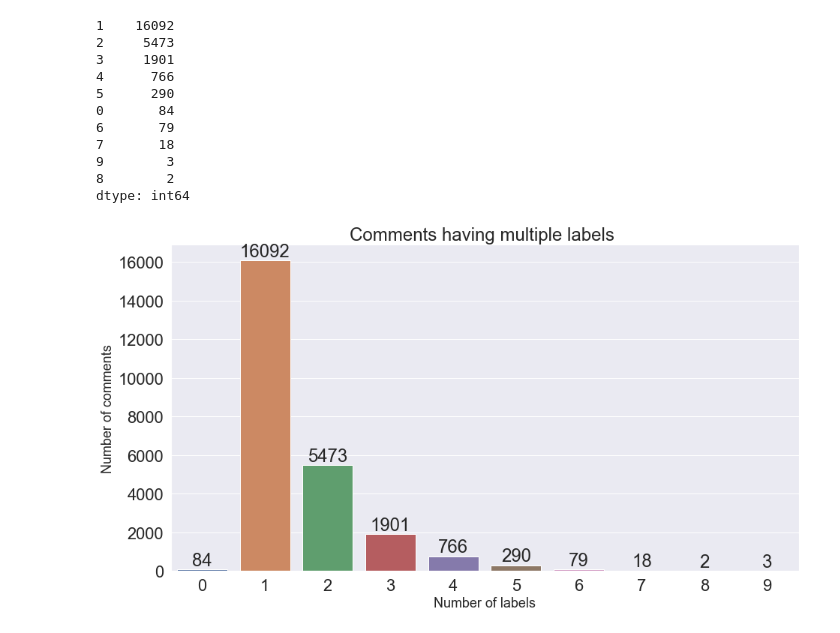
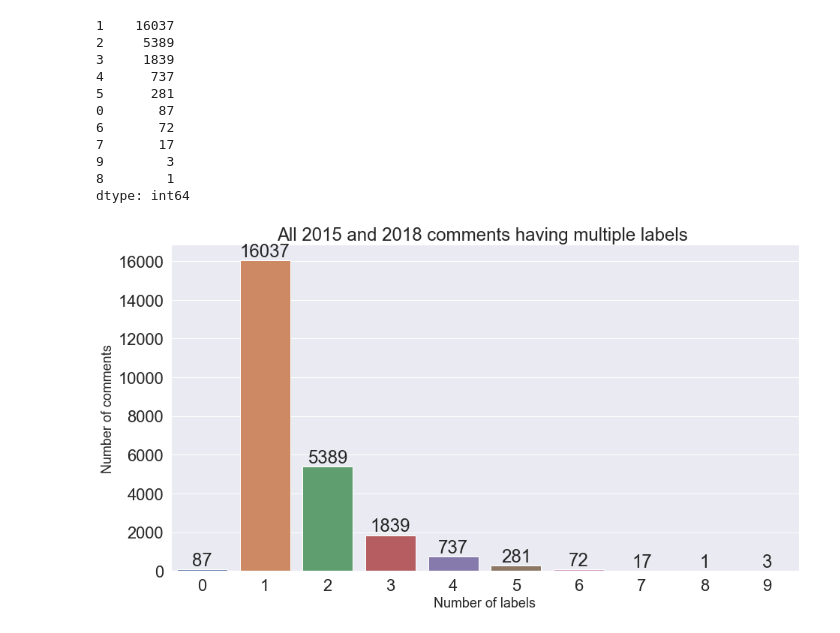
Before and after one commit to Jamienie/mds_capstone_bcstats, a Jupyter notebook: notebooks/01-fn-qual_exploratory_visualize.ipynb, the cells around one changed output. Saved outputs shown, nothing was run; the diff lists cells and outputs as text; code cells hidden in the pictures.

```diff
--- a/notebooks/01-fn-qual_exploratory_visualize.ipynb
+++ b/notebooks/01-fn-qual_exploratory_visualize.ipynb
@@ -15,8 +18,15 @@ import seaborn as sns
 import matplotlib.pyplot as plt
 import pandas as pd
 
-# read in the csv file
+# read in the csv file with 2015 and 2018 data
 qual_combined_train = pd.read_csv("data/interim/qual_combined_train.csv",
+    index_col=0)
+# read in the csv file with 2018 training data
+df_2018 = pd.read_csv("data/interim/train_2018-qualitative-data.csv",
+    index_col=0)
+
+# read in the csv file with all 2018 data
+df = pd.read_csv("data/interim/desensitized_qualitative-data2018.csv",
     index_col=0)
 
 # get the list of selected main themes
@@ -50,0 +61,22 @@ plt.show()
+# %%
+##################################################################################
+#Visualtion of comment counts in each theme including 2018 trianing comments only#
+##################################################################################
+sns.set(font_scale = 2)
+plt.figure(figsize=(15,8))
+
+ax= sns.barplot(categories, df_2018.iloc[:,6:18].sum().values, color="#12AAB5")
+
+plt.title("2018 comments in training dataset in each theme", fontsize=24)
+plt.ylabel('Number of comments', fontsize=18)
+plt.xlabel('Theme', fontsize=18)
+
+#adding the text labels
+rects = ax.patches
+labels = df_2018.iloc[:,6:18].sum().values
+for rect, label in zip(rects, labels):
+    height = rect.get_height()
+    ax.text(rect.get_x() + rect.get_width()/2, height + 5, label, ha='center',
+    va='bottom', fontsize=18)
+
+plt.show()
@@ -51,45 +85,45 @@ plt.show()
 # %%
 
 ################################################################################
-# Visualtion of numbers of comments having multiple labels                     #
+# Visualtion of numbers of comments having multiple labels in 2015 and 2018    #
 ################################################################################
 
 # Calculating number of comments having multiple labels
 rowSums = qual_combined_train.iloc[:,1:].sum(axis=1)
 #print(rowSums)
 multiLabel_counts = rowSums.value_counts()
 print(multiLabel_counts)
 multiLabel_counts = multiLabel_counts.sort_index()
 
 # visualtion of numbers of comments having multiple labels
 sns.set(font_scale = 2)
 plt.figure(figsize=(15,8))
 
 ax = sns.barplot(multiLabel_counts.index, multiLabel_counts.values)
 
-plt.title("Comments having multiple labels ")
+plt.title("All 2015 and 2018 comments having multiple labels ")
 plt.ylabel('Number of comments', fontsize=18)
 plt.xlabel('Number of labels', fontsize=18)
 
 #adding the text labels
 rects = ax.patches
 labels = multiLabel_counts.values
 for rect, label in zip(rects, labels):
     height = rect.get_height()
     ax.text(rect.get_x() + rect.get_width()/2, height + 5, label, ha='center',
     va='bottom')
 
 plt.show()
 # %% [output]
-1    16092
-2     5473
-3     1901
-4      766
-5      290
-0       84
-6       79
-7       18
+1    16037
+2     5389
+3     1839
+4      737
+5      281
+0       87
+6       72
+7       17
 9        3
-8        2
+8        1
 dtype: int64
-[figure, old version]
+[figure, new version]
```
Also changed, not shown: parts of 10 cells of this notebook, 1 other file.
